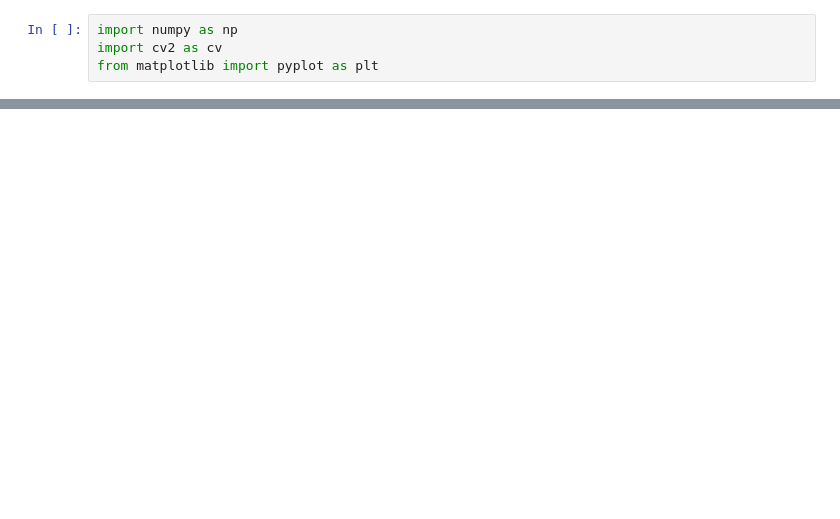
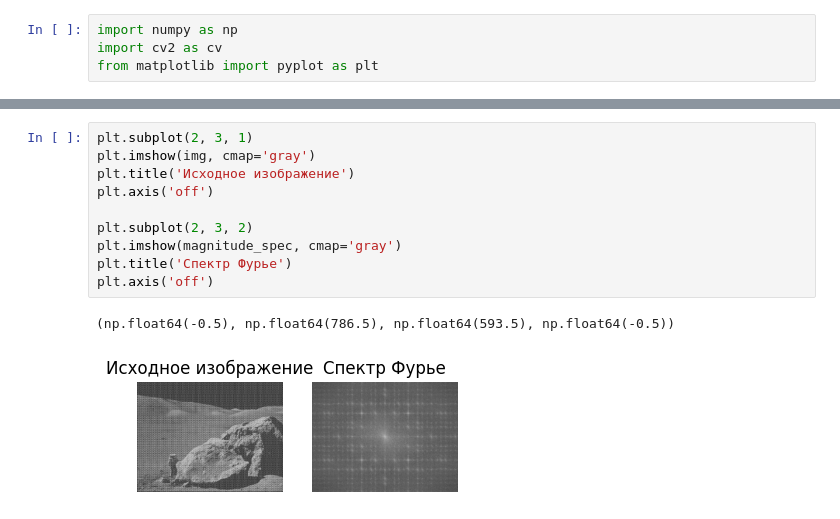
Before and after one commit to NiTro005/Image_Processing, a Jupyter notebook: dz_5/dz_5.ipynb, the cells around one changed output, grey strips where cells are left out. Drawn from its saved outputs; the diff is of its cells as text; blank space fills up the shorter version.

```diff
--- a/dz_5/dz_5.ipynb
+++ b/dz_5/dz_5.ipynb
@@ -28 +63,14 @@ img_filtered = cv.magnitude(img_back[:,:,0], img_back[:,:,1])
+# %%
+plt.subplot(2, 3, 1)
+plt.imshow(img, cmap='gray')
+plt.title('Исходное изображение')
+plt.axis('off')
+
+plt.subplot(2, 3, 2)
+plt.imshow(magnitude_spec, cmap='gray')
+plt.title('Спектр Фурье')
+plt.axis('off')
+# %% [output]
+(np.float64(-0.5), np.float64(786.5), np.float64(593.5), np.float64(-0.5))
+[figure, added]
 # %%
```
Also changed, not shown: parts of 6 cells of this notebook, 3 other files.
